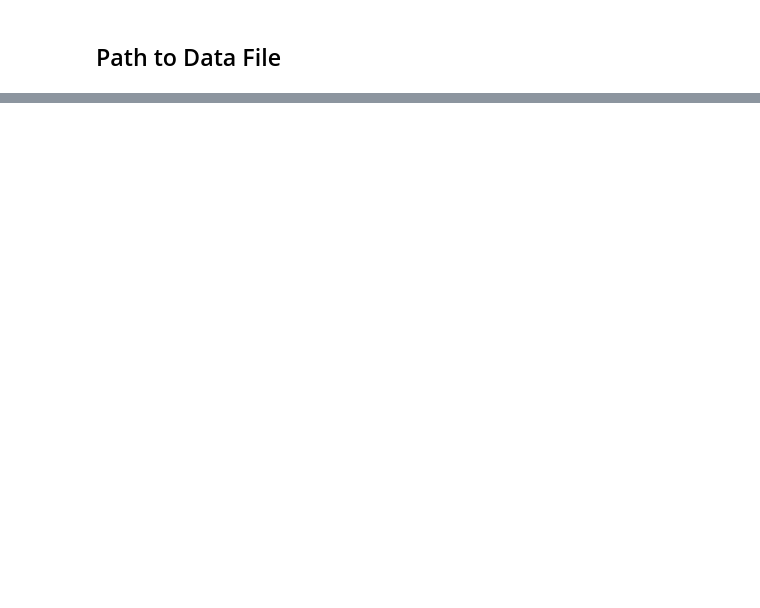
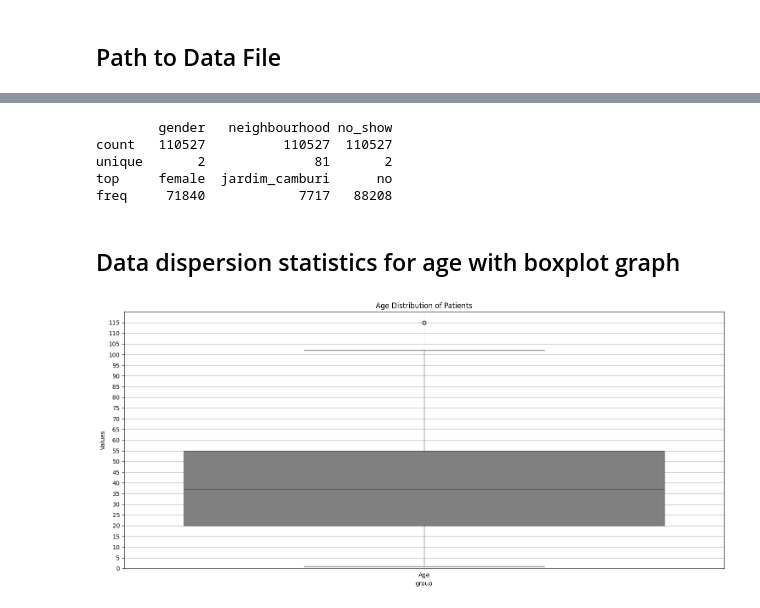
Before and after one commit to LuisPastranaLemus/Data-Driven-Insights-on-Patient-No-Shows, a Jupyter notebook: notebooks/01-eda.ipynb, the cells around one changed output, grey strips where cells are left out. Drawn from its saved outputs; the diff is of its cells as text; code cells hidden in the pictures; blank space fills up the shorter version.

```diff
--- a/notebooks/01-eda.ipynb
+++ b/notebooks/01-eda.ipynb
@@ -32,0 +97,14 @@ df_patients = load_dataset_from_zip(data_file_path, "KaggleV2-May-2016.csv", sep
+# %%
+print(df_patients.describe(include='object'))
+# %% [output]
+        gender   neighbourhood no_show
+count   110527          110527  110527
+unique       2              81       2
+top     female  jardim_camburi      no
+freq     71840            7717   88208
+# %% [markdown]
+## Data dispersion statistics for age with boxplot graph
+# %%
+plot_boxplots([df_patients['age']], ['Age'], 'Values', 'Age Distribution of Patients', yticks_range=(0, 120, 5), rotation=0, color='grey')
+# %% [output]
+[figure, added]
```
Also changed, not shown: parts of 11 cells of this notebook, 9 other files.
